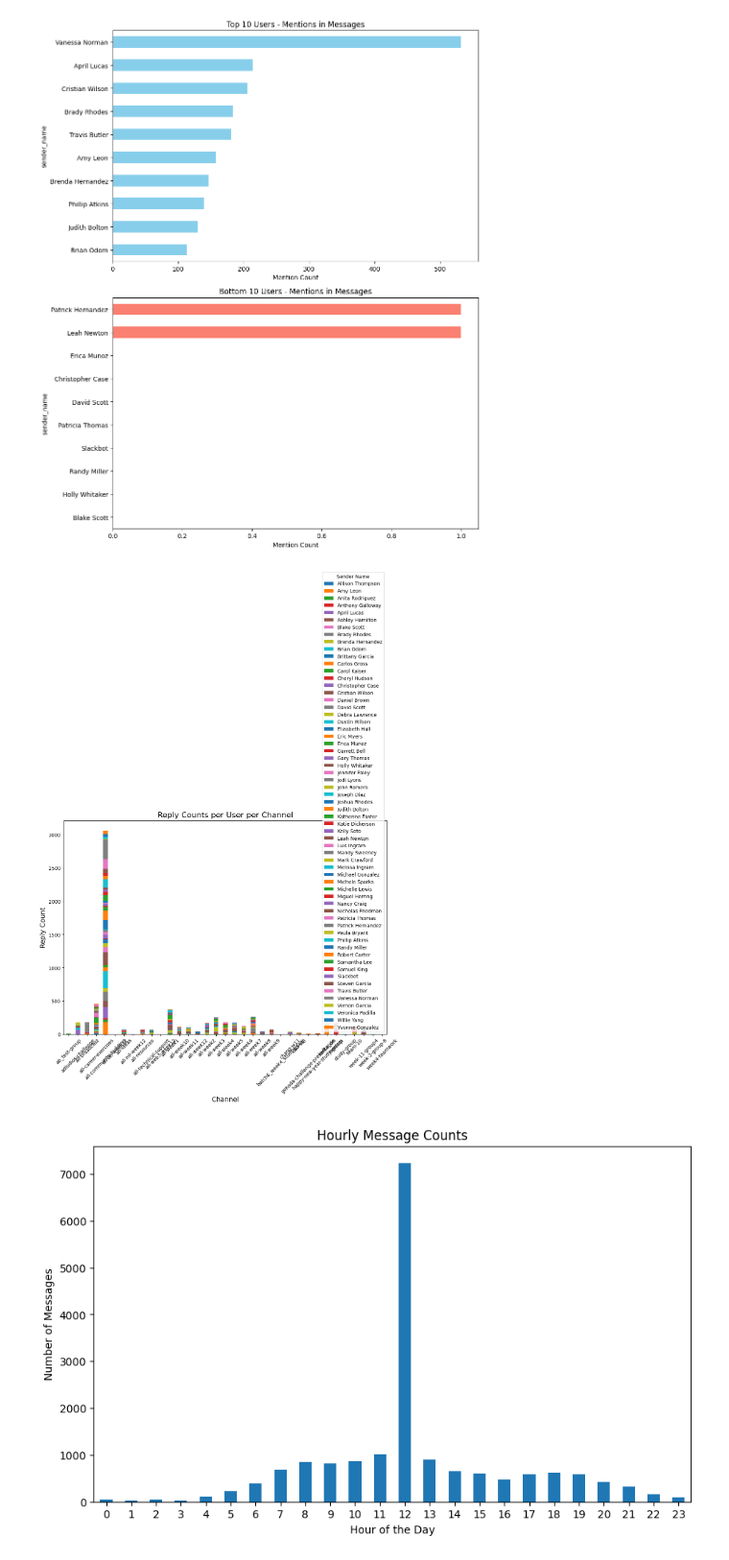
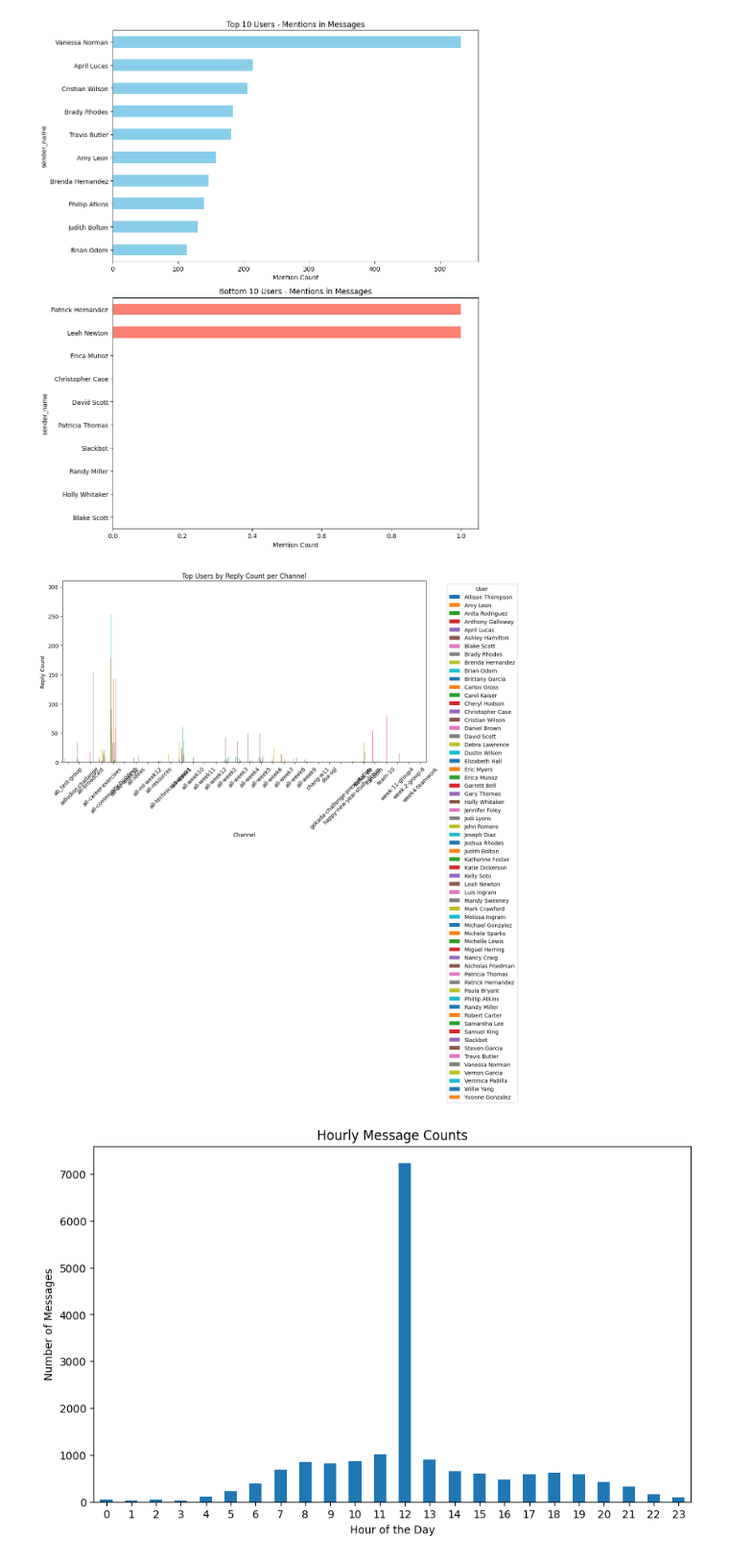
Before and after one commit to biniyam69/tenx-tasks, a Jupyter notebook: notebooks/parse_slack_data.ipynb, the cells around one changed output. Shown: that part at 96% size. Saved outputs shown, nothing was run; the diff lists cells and outputs as text; code cells hidden in the pictures.

```diff
--- a/notebooks/parse_slack_data.ipynb
+++ b/notebooks/parse_slack_data.ipynb
@@ -344,11 +261,26 @@ plt.tight_layout()
 plt.show()
 # %% [output]
 [figure]
-# %%
-# Visualize reply counts per user per channel
-draw_user_reaction(parsed_data)
-# %% [output]
-[figure, removed]
+# %%
+# Visualize reply counts per user per channel
+parsed_data.groupby(['channel', 'sender_name'])['reply_count'].sum().unstack()
+
+reply_counts = parsed_data.groupby(['channel', 'sender_name'])['reply_count'].sum().unstack()
+
+# Displaying the top 10 users with the most reply counts for each channel
+top_users_per_channel = reply_counts.apply(lambda x: x.sort_values(ascending=False).head(10))
+
+# Creating a grouped bar chart
+top_users_per_channel.plot(kind='bar', figsize=(12, 6))
+plt.title('Top Users by Reply Count per Channel')
+plt.xlabel('Channel')
+plt.ylabel('Reply Count')
+plt.legend(title='User', bbox_to_anchor=(1.05, 1), loc='upper left')
+plt.xticks(rotation=45)
+plt.tight_layout()
+plt.show()
+# %% [output]
+[figure, added]
 # %%
 # Convert 'msg_sent_time' column to datetime format
 parsed_data['msg_sent_time'] = pd.to_datetime(parsed_data['msg_sent_time'], unit='s')
```
Also changed, not shown: parts of 20 cells of this notebook.
